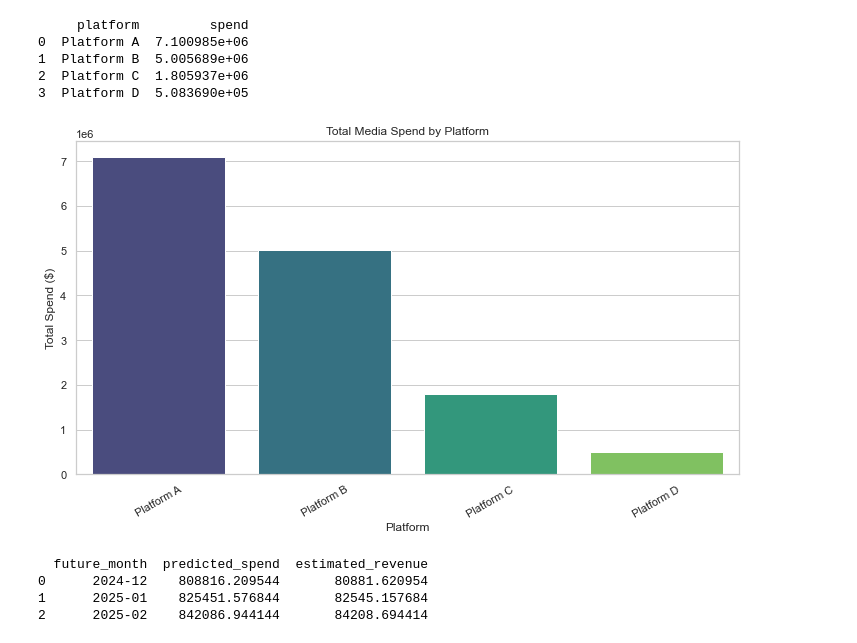
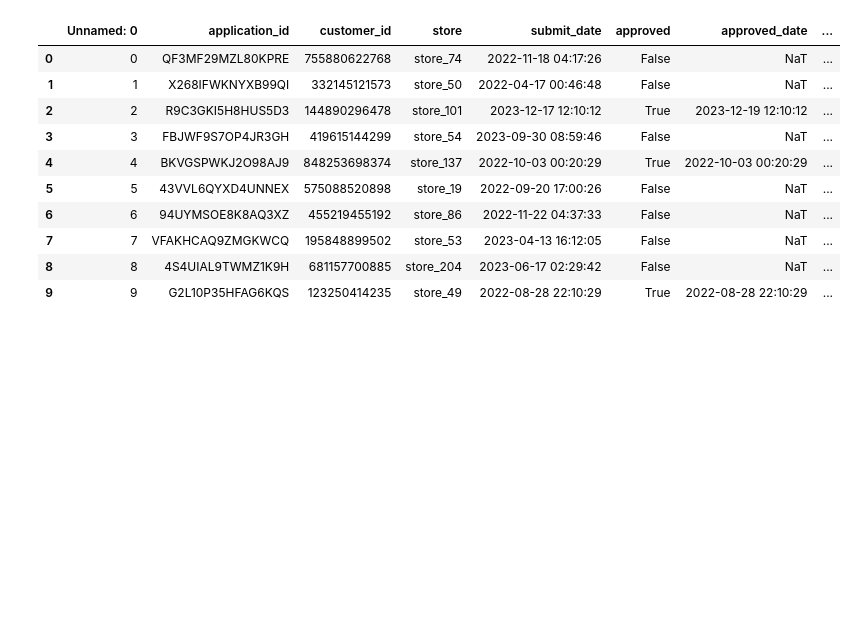
Before and after one commit to pragnika-projects1/SNAP_Assmt_PRAGNIKA_BI_engineer-, a Jupyter notebook: SNAP_assmt_pragnika.ipynb, the cells around one changed output. Drawn from its saved outputs; the diff is of its cells as text; code cells hidden in the pictures; blank space fills up the shorter version.

```diff
--- a/SNAP_assmt_pragnika.ipynb
+++ b/SNAP_assmt_pragnika.ipynb
@@ -217,25 +0,0 @@ plt.show()
-# %%
-#question 5
-# Total spend per platform
-platform_spend = df.groupby('platform')['spend'].sum().reset_index().sort_values(by='spend', ascending=False)
-
-# Display data
-print(platform_spend)
-# %% [output]
-     platform         spend
-0  Platform A  7.100985e+06
-1  Platform B  5.005689e+06
-2  Platform C  1.805937e+06
-3  Platform D  5.083690e+05
-# %%
-# Bar plot
-plt.figure(figsize=(10, 6))
-sns.barplot(data=platform_spend, x='platform', y='spend', palette='viridis')
-plt.title('Total Media Spend by Platform')
-plt.xlabel('Platform')
-plt.ylabel('Total Spend ($)')
-plt.xticks(rotation=30)
-plt.tight_layout()
-plt.show()
-# %% [output]
-[figure, removed]
@@ -248,33 +0,0 @@ monthly_spend['year_month'] = monthly_spend['year_month'].astype(str)
-# %%
-from sklearn.linear_model import LinearRegression
-import numpy as np
-
-# Convert month to a number for regression
-monthly_spend['month_num'] = np.arange(len(monthly_spend))
-
-# Train a simple linear model
-X = monthly_spend[['month_num']]
-y = monthly_spend['spend']
-model = LinearRegression().fit(X, y)
-
-# Predict next 3 months
-future_months = pd.DataFrame({'month_num': np.arange(len(monthly_spend), len(monthly_spend)+3)})
-future_spend = model.predict(future_months)
-
-# Estimate revenue with 10% fee rate
-fee_rate = 0.10
-future_revenue = future_spend * fee_rate
-
-# Combine into a table
-forecast = pd.DataFrame({
-    'future_month': pd.date_range(start=monthly_spend['year_month'].iloc[-1] + "-01", periods=3, freq='MS').strftime('%Y-%m'),
-    'predicted_spend': future_spend,
-    'estimated_revenue': future_revenue
-})
-
-print(forecast)
-# %% [output]
-  future_month  predicted_spend  estimated_revenue
-0      2024-12    808816.209544       80881.620954
-1      2025-01    825451.576844       82545.157684
-2      2025-02    842086.944144       84208.694414
@@ -280,0 +9,16 @@ print(forecast)
+# %%
+file_path = "/Users/pragnika_iyratti/Downloads/sample_datasets.xlsx"
+applications_df = pd.read_excel(file_path, sheet_name="applications", engine="openpyxl")
+applications_df.head(10)
+# %% [output]
+|  | Unnamed: 0 | application_id | customer_id | store | submit_date | approved | approved_date | ... |
+| 0 | 0 | QF3MF29MZL80KPRE | 755880622768 | store_74 | 2022-11-18 04:17:26 | False | NaT | ... |
+| 1 | 1 | X268IFWKNYXB99QI | 332145121573 | store_50 | 2022-04-17 00:46:48 | False | NaT | ... |
+| 2 | 2 | R9C3GKI5H8HUS5D3 | 144890296478 | store_101 | 2023-12-17 12:10:12 | True | 2023-12-19 12:10:12 | ... |
+| 3 | 3 | FBJWF9S7OP4JR3GH | 419615144299 | store_54 | 2023-09-30 08:59:46 | False | NaT | ... |
+| 4 | 4 | BKVGSPWKJ2O98AJ9 | 848253698374 | store_137 | 2022-10-03 00:20:29 | True | 2022-10-03 00:20:29 | ... |
+| 5 | 5 | 43VVL6QYXD4UNNEX | 575088520898 | store_19 | 2022-09-20 17:00:26 | False | NaT | ... |
+| 6 | 6 | 94UYMSOE8K8AQ3XZ | 455219455192 | store_86 | 2022-11-22 04:37:33 | False | NaT | ... |
+| 7 | 7 | VFAKHCAQ9ZMGKWCQ | 195848899502 | store_53 | 2023-04-13 16:12:05 | False | NaT | ... |
+| 8 | 8 | 4S4UIAL9TWMZ1K9H | 681157700885 | store_204 | 2023-06-17 02:29:42 | False | NaT | ... |
+| 9 | 9 | G2L10P35HFAG6KQS | 123250414235 | store_49 | 2022-08-28 22:10:29 | True | 2022-08-28 22:10:29 | ... |
```
Also changed, not shown: parts of 33 cells of this notebook.
